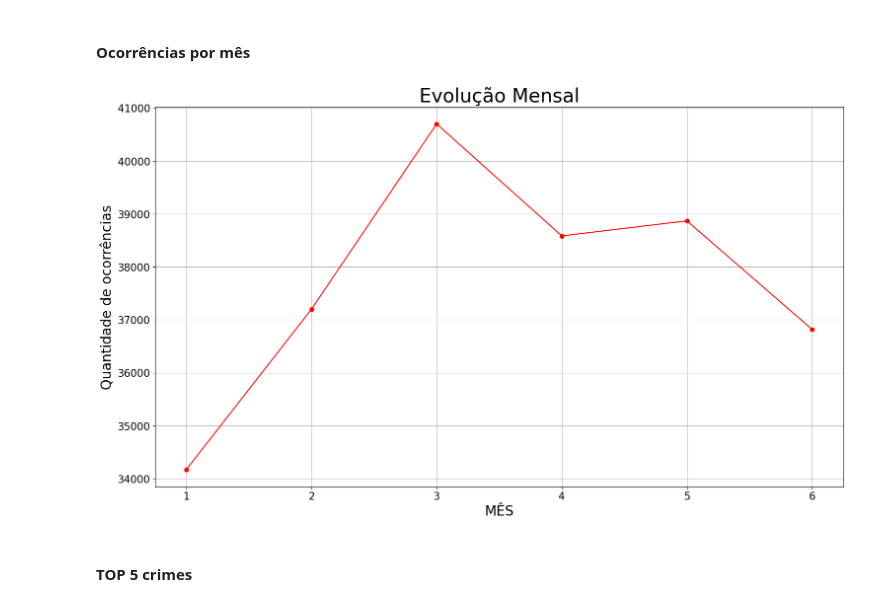
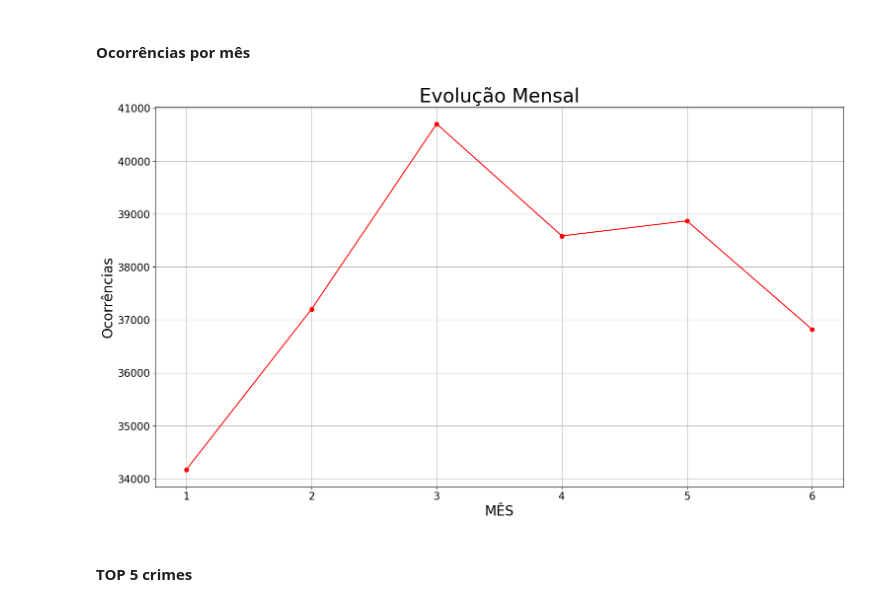
Before and after one commit to matheuszsh/mapa-da-criminalidade-v2, a Jupyter notebook: notebooks/2-data-analysis.ipynb, the cells around one changed output. Cells and saved outputs as stored; diff of their text form; code cells hidden in the pictures.

```diff
--- a/notebooks/2-data-analysis.ipynb
+++ b/notebooks/2-data-analysis.ipynb
@@ -82,15 +82,15 @@ ocorrencias_mes = pd.read_sql_query(query, conn)
 # %%
 plt.figure(figsize=(18,10))
 plt.plot(ocorrencias_mes.MES, ocorrencias_mes.QNTD, marker='o', linestyle='-', color='r')
 plt.title('Evolução Mensal', size=28)
 plt.xlabel('MÊS', size=20)
-plt.ylabel('Quantidade de ocorrências', size=20)
+plt.ylabel('Ocorrências', size=20)
 plt.yticks(fontsize=15)
 plt.xticks(fontsize=15)
 plt.grid(True)
 plt.show()
 # %% [output]
-[figure, old version]
+[figure, new version]
 # %% [markdown]
 #### TOP 5 crimes
 # %%
```
Also changed, not shown: parts of 3 cells of this notebook.
